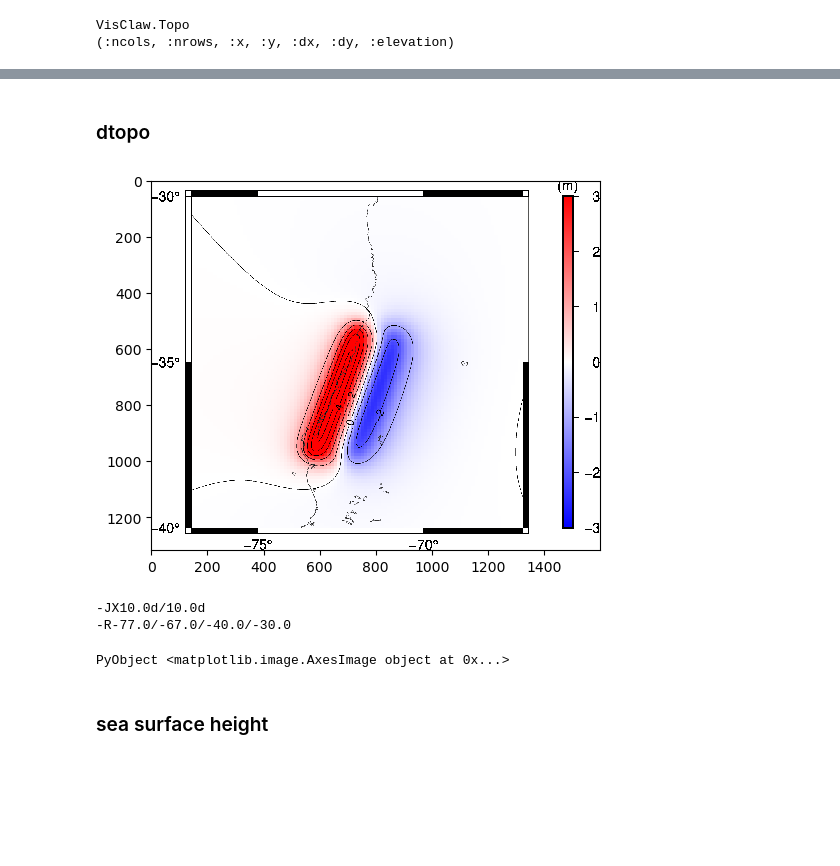
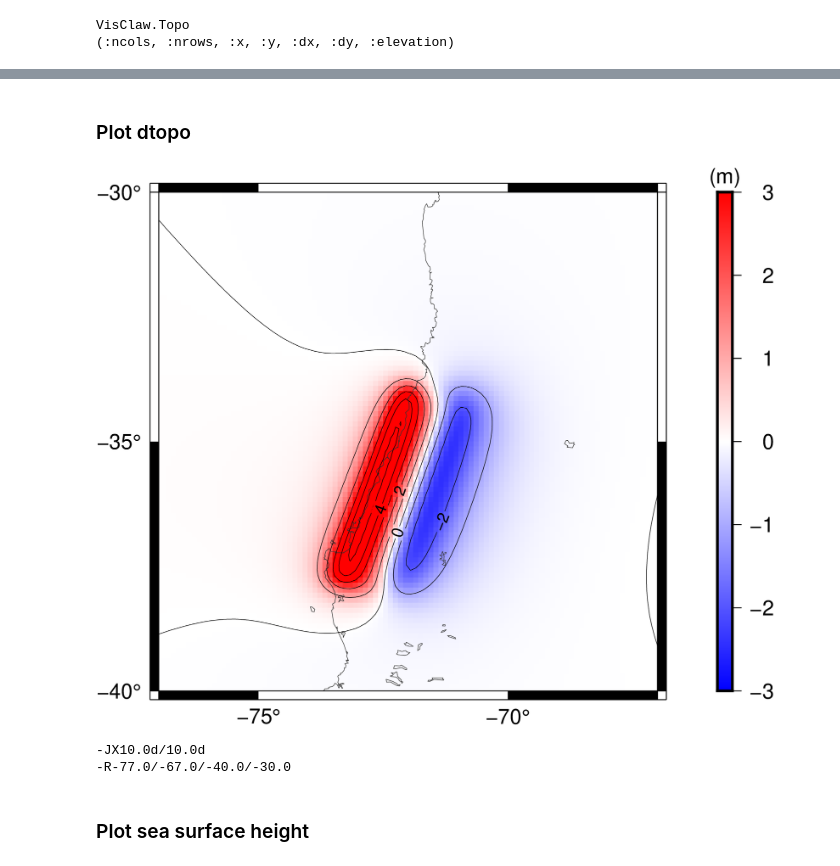
Before and after one commit to hydrocoast/VisClaw.jl, a Jupyter notebook: Examples_using_GMT.ipynb, the cells around one changed output, grey strips where cells are left out. Saved outputs shown, nothing was run; the diff lists cells and outputs as text; code cells hidden in the pictures; blank space fills up the shorter version.

```diff
--- a/Examples_using_GMT.ipynb
+++ b/Examples_using_GMT.ipynb
@@ -57,41 +50,34 @@ PyObject <matplotlib.image.AxesImage object at 0x...>
 # %% [markdown]
-### dtopo
+### Plot dtopo
 # %%
 # dtopo
 dtopo = loaddtopo(simdir)
 
 # commom options: projection J and region R
 region = getR(dtopo)
 proj = getJ("X10d", axesratio(dtopo))
 
 # check
 println("-J"*proj)
 println("-R"*region)
 
 # makegrd
-G = geogrd(dtopo; V=true)
+G = geogrd(dtopo)
 
 # makecpt
 cpt = GMT.makecpt(; C=:polar, T="-3.0/3.0", D=true)
 
 # plot
 GMT.grdimage(G, C=cpt, J=proj, R=region, B="", Q=true)
 GMT.colorbar!(C=cpt, J=proj, R=region, B="xa1.0f1.0 y+l\"(m)\"", D="jBR+w10.0/0.3+o-1.5/0.0")
 GMT.coast!(J=proj, R=region, D=:i, W="thinnest,gray20")
-GMT.grdcontour!(G, J=proj, R=region, B="a5f5 neSW", C=1, A=2, W=:black, fmt="PDF")
-
-
-# show
-PS = GMT.fname_out(Dict())[1]
-I = GMT.psconvert("-TG -E300 -A $PS")
-PyPlot.imshow(I.image)
+GMT.grdcontour!(G, J=proj, R=region, B="a5f5 neSW", C=1, A=2, W=:black, fmt="png", show=true)
 # %% [output]
-[figure, old version]
+[figure, new version]
 -JX10.0d/10.0d
 -R-77.0/-67.0/-40.0/-30.0
-PyObject <matplotlib.image.AxesImage object at 0x...>
 # %% [markdown]
-### sea surface height
+### Plot sea surface height
 # %%
 # load water surface height
 amrall = loadsurface(simdir, 1:5) # fort.q0000 to fort.q0004
```
Also changed, not shown: parts of 6 cells of this notebook.
